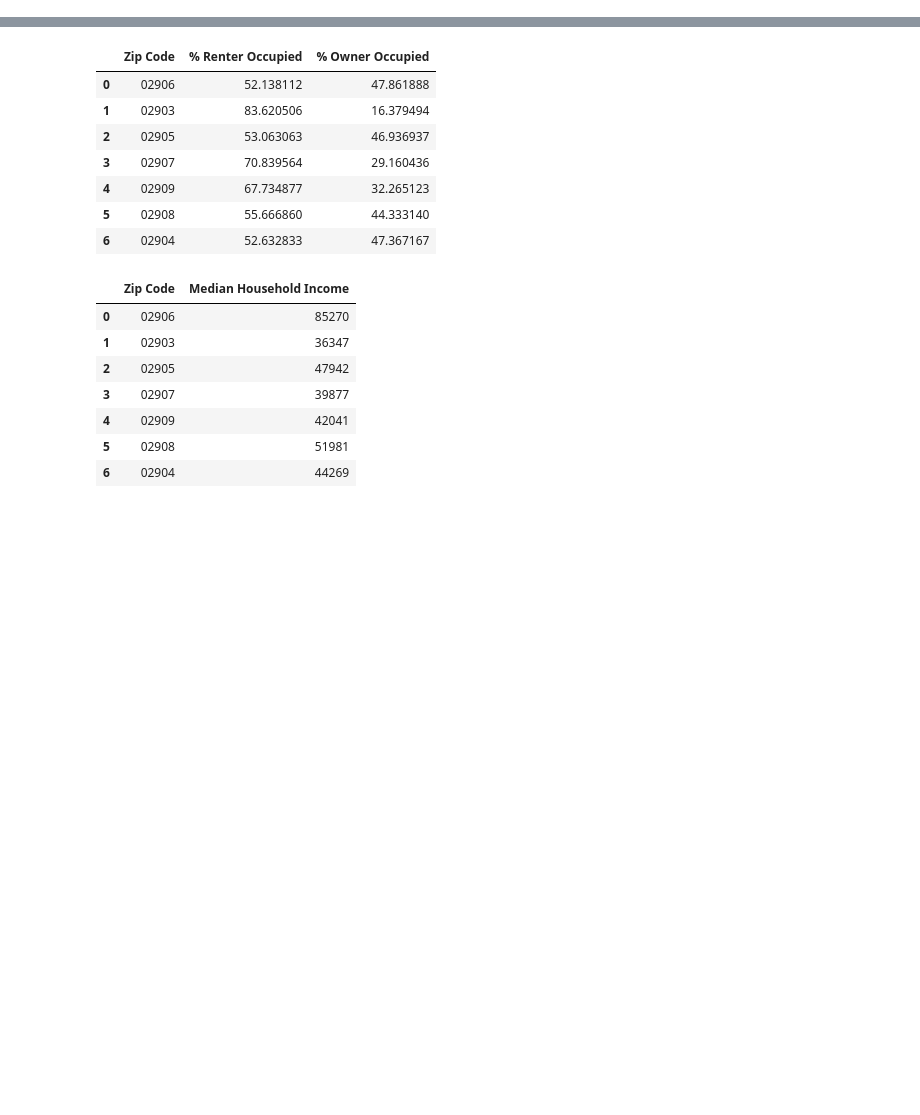
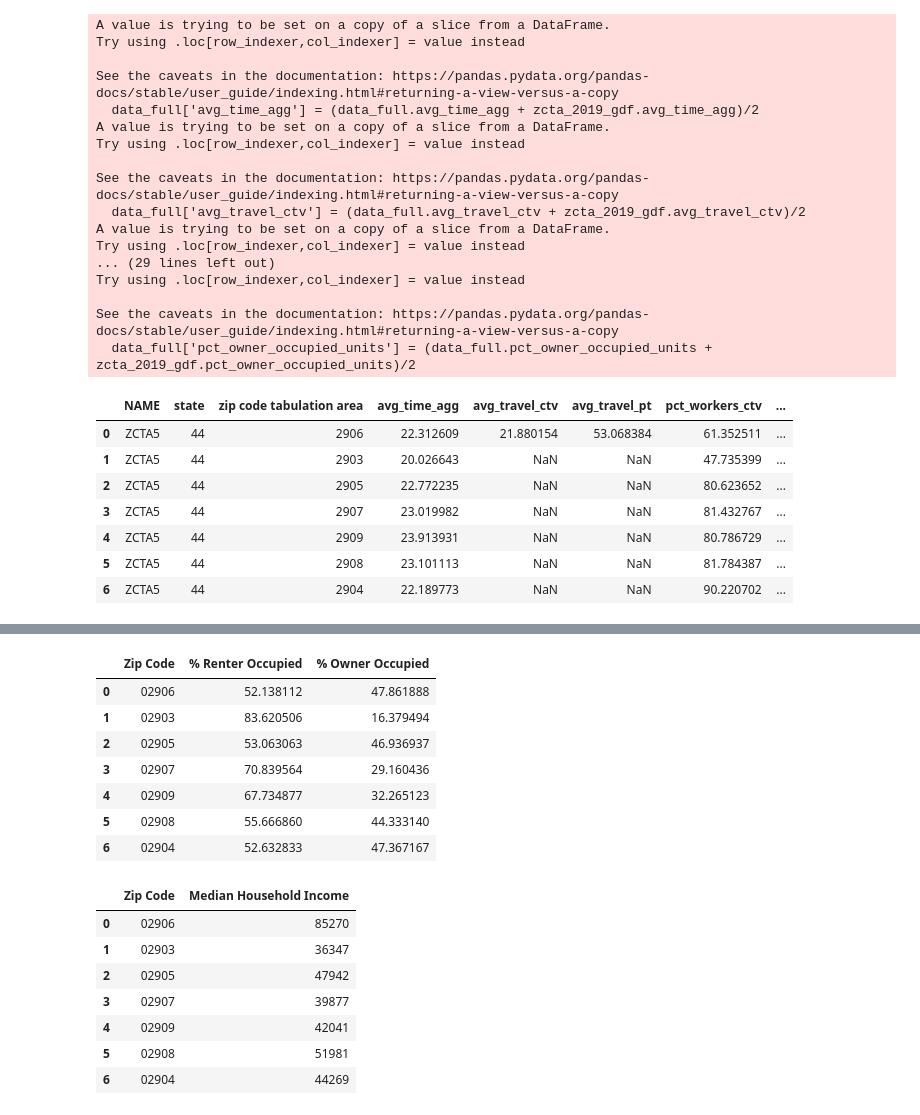
Before and after one commit to hochru557/po524-parking, a Jupyter notebook: census_api.ipynb, the cells around one changed output, grey strips where cells are left out. Cells and saved outputs as stored; diff of their text form; code cells hidden in the pictures; blank space fills up the shorter version.

```diff
--- a/census_api.ipynb
+++ b/census_api.ipynb
@@ -107,6 +107,48 @@ data_2015[['NAME','zip']] = data_2015.NAME.str.split(' ', expand=True)
 
 zcta_2015_gdf = zipcodes.merge(data_2015, on="zip")
 zcta_2019_gdf = zipcodes.merge(data_2019, on="zip")
+# %%
+data_full = zcta_2015_gdf.loc['NAME','state', 'zip code tabulation area',
+       'avg_time_agg', 'avg_travel_ctv', 'avg_travel_pt',
+       'pct_workers_ctv', 'pct_workers_pt', 'pct_households_no_car',
+       'pct_households_min_car', 'pct_renter_occupied_units',
+       'pct_owner_occupied_units', 'year', 'zip']
+data_full['avg_time_agg'] = (data_full.avg_time_agg + zcta_2019_gdf.avg_time_agg)/2
+data_full['avg_travel_ctv'] = (data_full.avg_travel_ctv + zcta_2019_gdf.avg_travel_ctv)/2
+data_full['avg_travel_pt'] = (data_full.avg_travel_pt + zcta_2019_gdf.avg_travel_pt)/2
+data_full['pct_workers_ctv'] = (data_full.pct_workers_ctv + zcta_2019_gdf.pct_workers_ctv)/2
+data_full['pct_workers_pt'] = (data_full.pct_workers_pt + zcta_2019_gdf.pct_workers_pt)/2
+data_full['pct_households_no_car'] = (data_full.pct_households_no_car + zcta_2019_gdf.pct_households_no_car)/2
+data_full['pct_households_min_car'] = (data_full.pct_households_min_car + zcta_2019_gdf.pct_households_min_car)/2
+data_full['pct_renter_occupied_units'] = (data_full.pct_renter_occupied_units + zcta_2019_gdf.pct_renter_occupied_units)/2
+data_full['pct_owner_occupied_units'] = (data_full.pct_owner_occupied_units + zcta_2019_gdf.pct_owner_occupied_units)/2
+data_full
+# %% [output]
+A value is trying to be set on a copy of a slice from a DataFrame.
+Try using .loc[row_indexer,col_indexer] = value instead
+
+See the caveats in the documentation: https://pandas.pydata.org/pandas-docs/stable/user_guide/indexing.html#returning-a-view-versus-a-copy
+  data_full['avg_time_agg'] = (data_full.avg_time_agg + zcta_2019_gdf.avg_time_agg)/2
+A value is trying to be set on a copy of a slice from a DataFrame.
+Try using .loc[row_indexer,col_indexer] = value instead
+
+See the caveats in the documentation: https://pandas.pydata.org/pandas-docs/stable/user_guide/indexing.html#returning-a-view-versus-a-copy
+  data_full['avg_travel_ctv'] = (data_full.avg_travel_ctv + zcta_2019_gdf.avg_travel_ctv)/2
+A value is trying to be set on a copy of a slice from a DataFrame.
+Try using .loc[row_indexer,col_indexer] = value instead
+... (29 lines left out)
+Try using .loc[row_indexer,col_indexer] = value instead
+
+See the caveats in the documentation: https://pandas.pydata.org/pandas-docs/stable/user_guide/indexing.html#returning-a-view-versus-a-copy
+  data_full['pct_owner_occupied_units'] = (data_full.pct_owner_occupied_units + zcta_2019_gdf.pct_owner_occupied_units)/2
+|  | NAME | state | zip code tabulation area | avg_time_agg | avg_travel_ctv | avg_travel_pt | pct_workers_ctv | ... |
+| 0 | ZCTA5 | 44 | 2906 | 22.312609 | 21.880154 | 53.068384 | 61.352511 | ... |
+| 1 | ZCTA5 | 44 | 2903 | 20.026643 | NaN | NaN | 47.735399 | ... |
+| 2 | ZCTA5 | 44 | 2905 | 22.772235 | NaN | NaN | 80.623652 | ... |
+| 3 | ZCTA5 | 44 | 2907 | 23.019982 | NaN | NaN | 81.432767 | ... |
+| 4 | ZCTA5 | 44 | 2909 | 23.913931 | NaN | NaN | 80.786729 | ... |
+| 5 | ZCTA5 | 44 | 2908 | 23.101113 | NaN | NaN | 81.784387 | ... |
+| 6 | ZCTA5 | 44 | 2904 | 22.189773 | NaN | NaN | 90.220702 | ... |
 # %%
 # 2015 visualizations
 year = 2015
```
Also changed, not shown: parts of 2 cells of this notebook, 5 other files.
